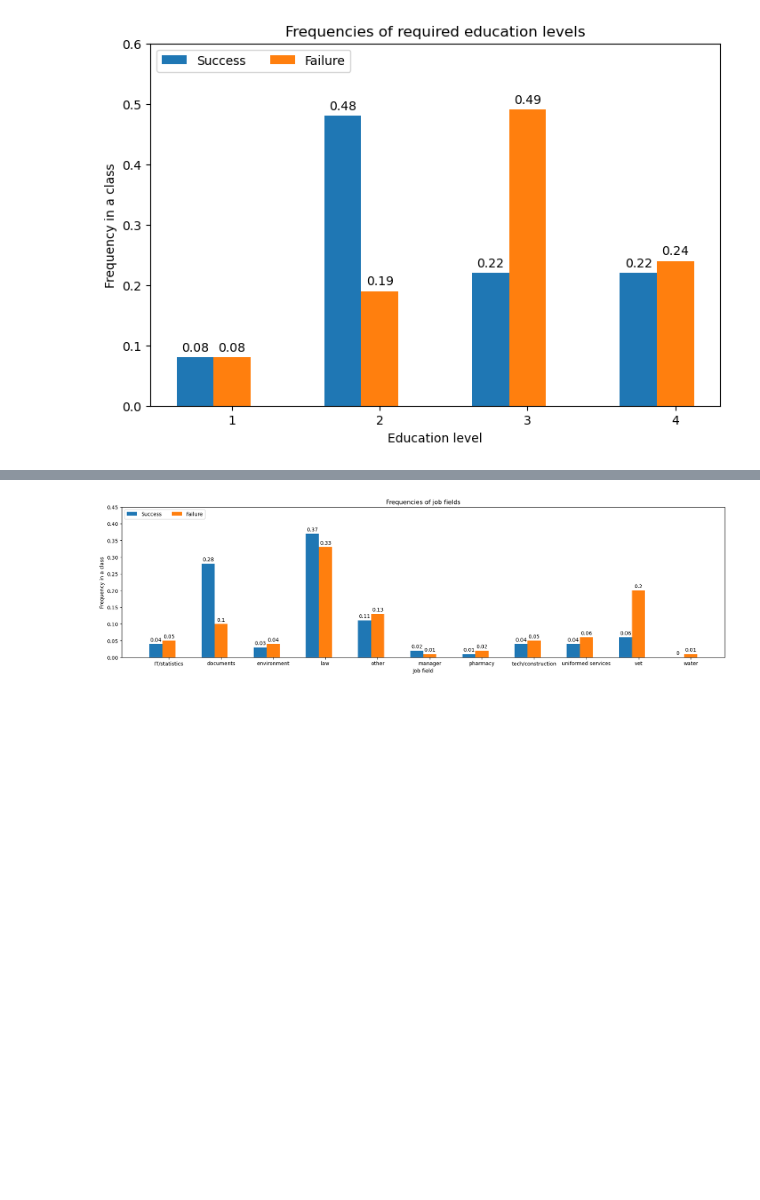
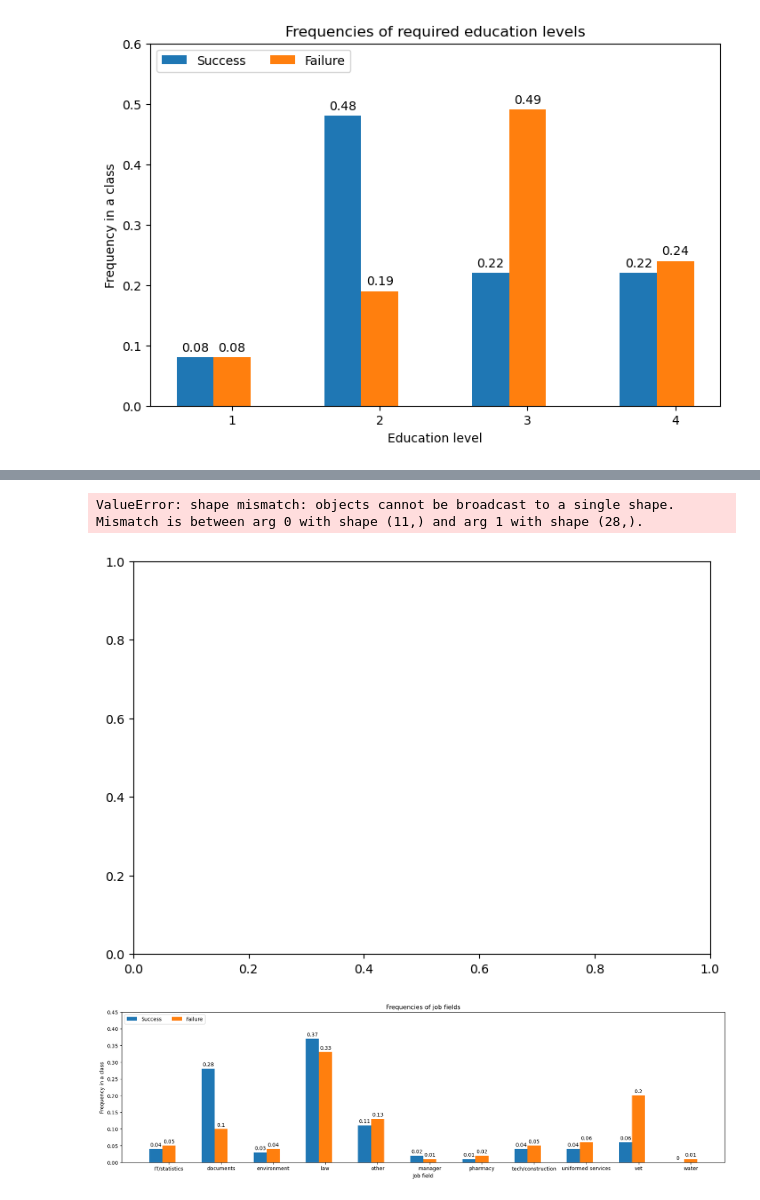
Before and after one commit to BERENZ/2024-mgr-sluzba-cywilna, a Jupyter notebook: Python/Code/EDA.ipynb, the cells around one changed output, grey strips where cells are left out. Drawn from its saved outputs; the diff is of its cells as text; code cells hidden in the pictures; blank space fills up the shorter version.

```diff
--- a/Python/Code/EDA.ipynb
+++ b/Python/Code/EDA.ipynb
@@ -113,3 +223,24 @@ display_grouped_bar_chart(
+# %%
+# Required education level comparison.
+
+# Rounding numbers for more clarity in the chart.
+rounded_ed_success_values = []
+rounded_ed_failure_values = []
+
+for number in education_success["frequency"].values:
+    rounded_ed_success_values.append(round(number, 2))
+for number in education_failure["frequency"].values:
+    rounded_ed_failure_values.append(round(number, 2))
+
+display_grouped_bar_chart(
+    pd.unique(pd.concat([education_success['date_announced'], education_success["education_level"]]).values.ravel('K')), rounded_ed_success_values,
+    rounded_ed_failure_values, 'Education level',
+    'Frequency in a class', 'Frequencies of required education levels', 0.60, placement='upper left',
+    chart_width=7
+)
+# %% [output]
+ValueError: shape mismatch: objects cannot be broadcast to a single shape.  Mismatch is between arg 0 with shape (11,) and arg 1 with shape (28,).
+[figure, added]
 # %%
 # Frequencies for various job fields.
 
```
Also changed, not shown: parts of 12 cells of this notebook, 12 other files.
